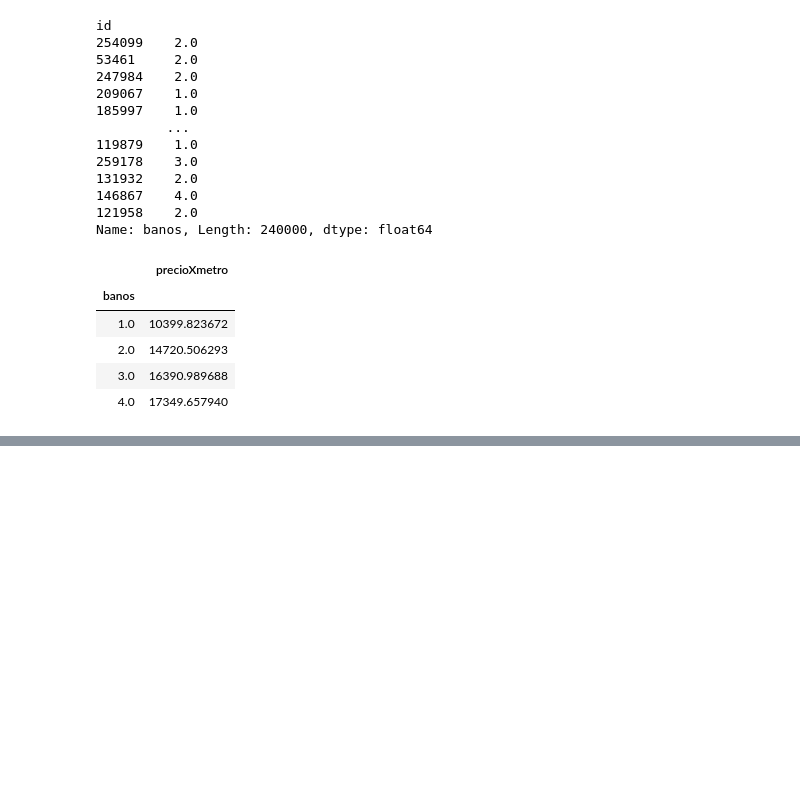
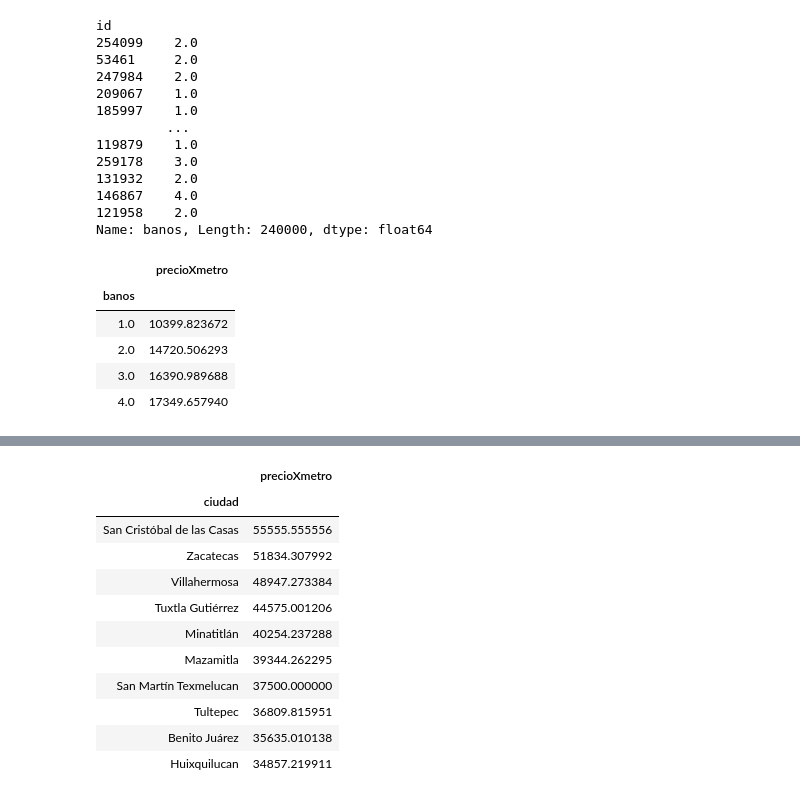
Before and after one commit to camilaserra5/7506-organizacion-de-datos, a Jupyter notebook: precioDelMetro.ipynb, the cells around one changed output, grey strips where cells are left out. Cells and saved outputs as stored; diff of their text form; code cells hidden in the pictures; blank space fills up the shorter version.

```diff
--- a/precioDelMetro.ipynb
+++ b/precioDelMetro.ipynb
@@ -149,2 +137,4 @@ df['grupoXantiguedad'] = df.apply(lambda x: grupo_por_antiguedad(x['antiguedad']
 # %%
-precioMetroXantiguedad = df.groupby('grupoXantiguedad').agg({'precioXmetro':'mean'})
+soloApartamentos = df[df.tipodepropiedad == "Edificio"]
+soloApartamentos.shape
+precioMetroXciudad = soloApartamentos.groupby('ciudad').agg({'precioXmetro':'mean'})
@@ -178,0 +141,15 @@ plt.show()
+# %%
+precioMetroXciudad.nlargest(10,'precioXmetro')
+# %% [output]
+|  | precioXmetro |
+| ciudad |  |
+| San Cristóbal de las Casas | 55555.555556 |
+| Zacatecas | 51834.307992 |
+| Villahermosa | 48947.273384 |
+| Tuxtla Gutiérrez | 44575.001206 |
+| Minatitlán | 40254.237288 |
+| Mazamitla | 39344.262295 |
+| San Martín Texmelucan | 37500.000000 |
+| Tultepec | 36809.815951 |
+| Benito Juárez | 35635.010138 |
+| Huixquilucan | 34857.219911 |
```
Also changed, not shown: parts of 9 cells of this notebook.
